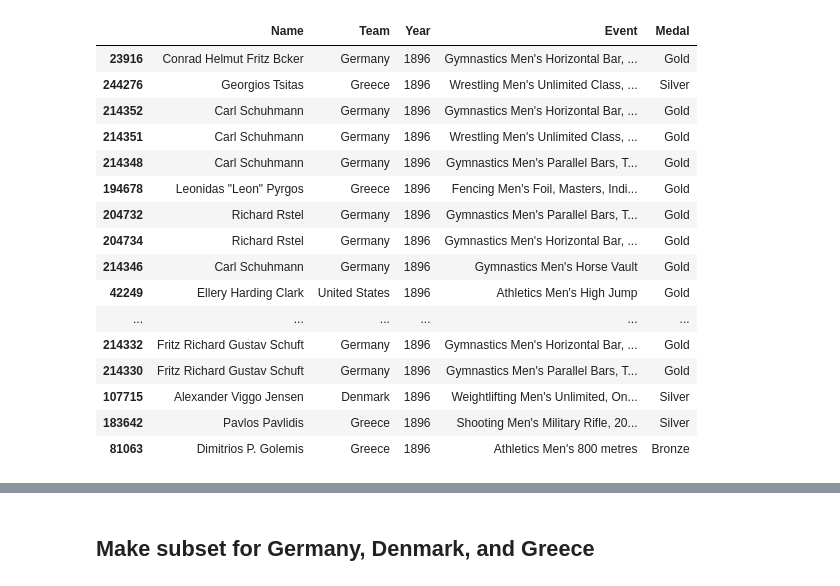
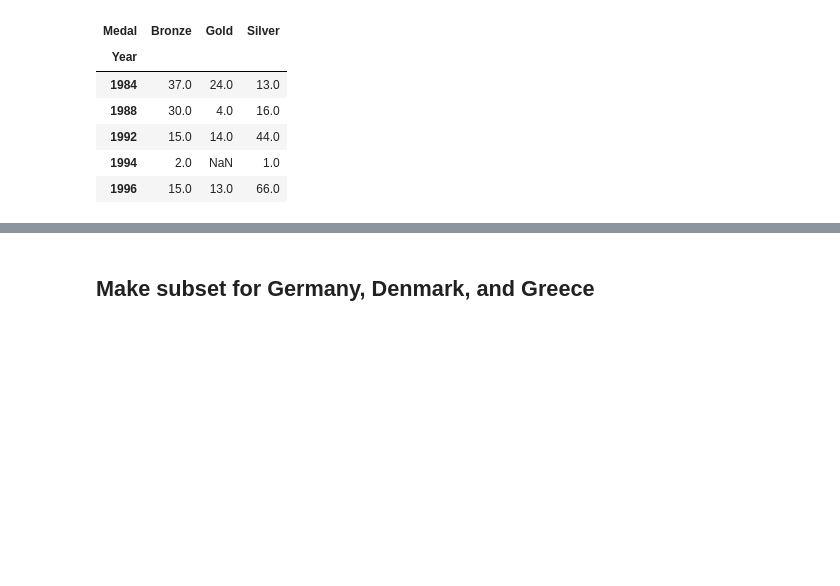
Before and after one commit to lunacatalan/bokeh-how-to, a Jupyter notebook: nbs/tutorial.ipynb, the cells around one changed output, grey strips where cells are left out. Cells and saved outputs as stored; diff of their text form; code cells hidden in the pictures; blank space fills up the shorter version.

```diff
--- a/nbs/tutorial.ipynb
+++ b/nbs/tutorial.ipynb
@@ -74,42 +81,27 @@ We wanted to make a scatter plot that compared the number of gold, silver, and b
 # %%
 # choose data
 olympic_athletes = pd.read_csv('../data/Olympic_Athletes/athlete_events.csv')
 
 # make subset of data with only the medaling teams
 olympic_subset = olympic_athletes[
     ['Name', 'Team', 'Year', 'Event', 'Medal']
 ].dropna().sort_values(by = 'Year') # drop rows with na values
 
-# # group the data
-# by_team = olympic_subset.groupby([pd.Grouper(key = 'Year'),
-#                                  pd.Grouper(key = 'Medal'),
-#                                  pd.Grouper(key = 'Team')]).count()
-
-# by_team.head(10)
-
-# select one country
+# select one country -- China
 china_medals = olympic_subset.loc[olympic_subset['Team'] == 'China'].groupby([pd.Grouper(key = 'Year'),
                                                                               pd.Grouper(key = 'Medal')]).count()
 
 china_pivot = china_medals.pivot_table(index = 'Year',
                                        columns = 'Medal',
                                        values = 'Name')
+
+china_pivot.head()
 # %% [output]
-|  | Name | Team | Year | Event | Medal |
-| 23916 | Conrad Helmut Fritz Bcker | Germany | 1896 | Gymnastics Men's Horizontal Bar, ... | Gold |
-| 244276 | Georgios Tsitas | Greece | 1896 | Wrestling Men's Unlimited Class, ... | Silver |
-| 214352 | Carl Schuhmann | Germany | 1896 | Gymnastics Men's Horizontal Bar, ... | Gold |
-| 214351 | Carl Schuhmann | Germany | 1896 | Wrestling Men's Unlimited Class, ... | Gold |
-| 214348 | Carl Schuhmann | Germany | 1896 | Gymnastics Men's Parallel Bars, T... | Gold |
-| 194678 | Leonidas "Leon" Pyrgos | Greece | 1896 | Fencing Men's Foil, Masters, Indi... | Gold |
-| 204732 | Richard Rstel | Germany | 1896 | Gymnastics Men's Parallel Bars, T... | Gold |
-| 204734 | Richard Rstel | Germany | 1896 | Gymnastics Men's Horizontal Bar, ... | Gold |
-| 214346 | Carl Schuhmann | Germany | 1896 | Gymnastics Men's Horse Vault | Gold |
-| 42249 | Ellery Harding Clark | United States | 1896 | Athletics Men's High Jump | Gold |
-| ... | ... | ... | ... | ... | ... |
-| 214332 | Fritz Richard Gustav Schuft | Germany | 1896 | Gymnastics Men's Horizontal Bar, ... | Gold |
-| 214330 | Fritz Richard Gustav Schuft | Germany | 1896 | Gymnastics Men's Parallel Bars, T... | Gold |
-| 107715 | Alexander Viggo Jensen | Denmark | 1896 | Weightlifting Men's Unlimited, On... | Silver |
-| 183642 | Pavlos Pavlidis | Greece | 1896 | Shooting Men's Military Rifle, 20... | Silver |
-| 81063 | Dimitrios P. Golemis | Greece | 1896 | Athletics Men's 800 metres | Bronze |
+| Medal | Bronze | Gold | Silver |
+| Year |  |  |  |
+| 1984 | 37.0 | 24.0 | 13.0 |
+| 1988 | 30.0 | 4.0 | 16.0 |
+| 1992 | 15.0 | 14.0 | 44.0 |
+| 1994 | 2.0 | NaN | 1.0 |
+| 1996 | 15.0 | 13.0 | 66.0 |
 # %%
```
Also changed, not shown: parts of 26 cells of this notebook, 3 other files.
